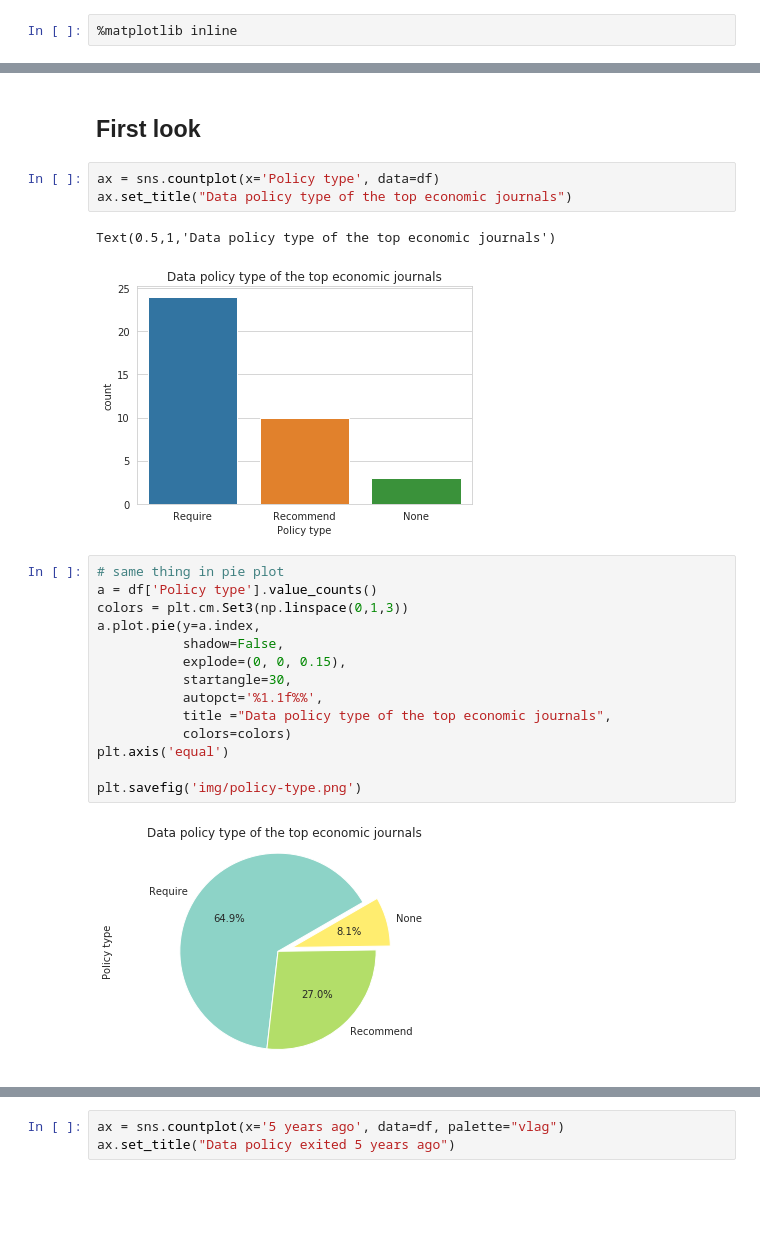
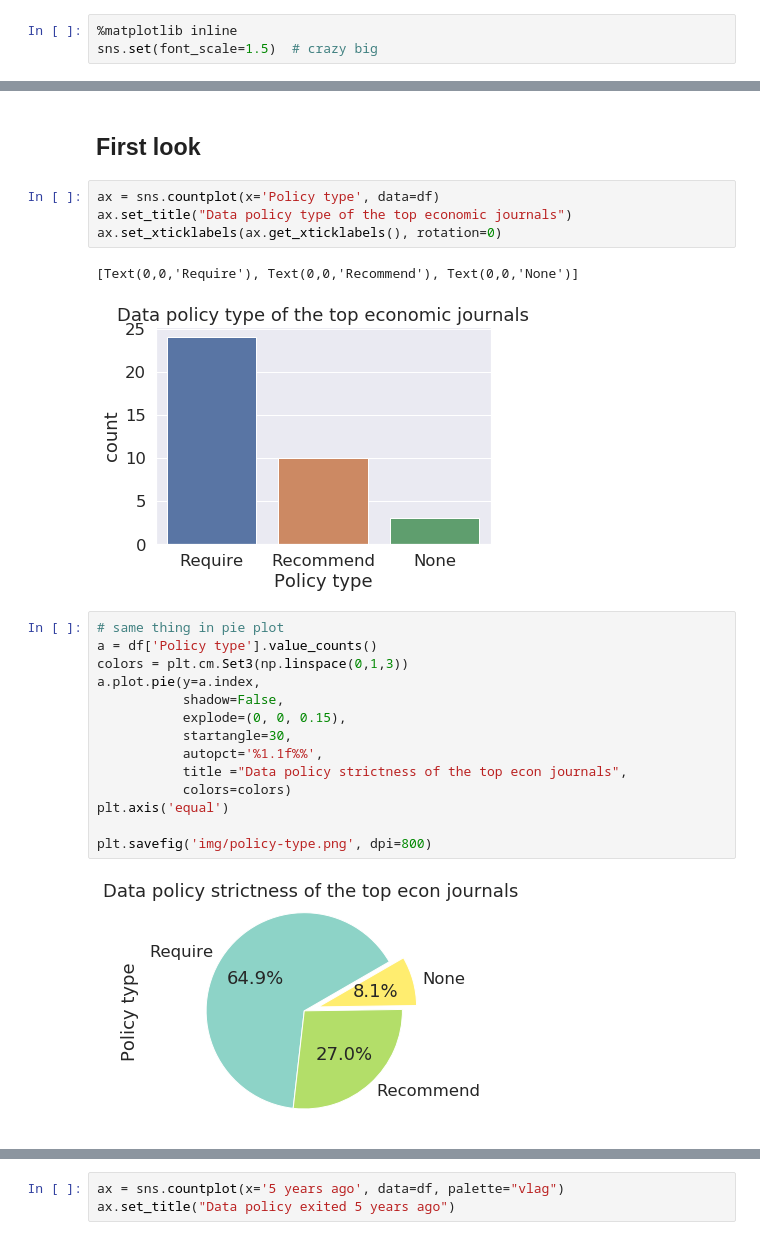
Before and after one commit to atrisovic/econ-data-policy, a Jupyter notebook: econ-data-policy-results.ipynb, the cells around one changed output, grey strips where cells are left out. Cells and saved outputs as stored; diff of their text form; blank space fills up the shorter version.

Commit message:
large font version

```diff
--- a/econ-data-policy-results.ipynb
+++ b/econ-data-policy-results.ipynb
@@ -12,6 +12,7 @@ import numpy as np
 sns.set_style('whitegrid')
 # %%
 %matplotlib inline
+sns.set(font_scale=1.5)  # crazy big
 # %% [markdown]
 ## Load dataset
 # %%
@@ -30,9 +31,10 @@ df.head()
 # %%
 ax = sns.countplot(x='Policy type', data=df)
 ax.set_title("Data policy type of the top economic journals")
+ax.set_xticklabels(ax.get_xticklabels(), rotation=0)
 # %% [output]
-Text(0.5,1,'Data policy type of the top economic journals')
+[Text(0,0,'Require'), Text(0,0,'Recommend'), Text(0,0,'None')]
-[figure, old version]
+[figure, new version]
 # %%
 # same thing in pie plot
 a = df['Policy type'].value_counts()
@@ -42,10 +44,10 @@ a.plot.pie(y=a.index,
            explode=(0, 0, 0.15),
            startangle=30,
            autopct='%1.1f%%',
-           title ="Data policy type of the top economic journals",
+           title ="Data policy strictness of the top econ journals",
            colors=colors)
 plt.axis('equal')
 
-plt.savefig('img/policy-type.png')
+plt.savefig('img/policy-type.png', dpi=800)
 # %% [output]
-[figure, old version]
+[figure, new version]
```
Also changed, not shown: parts of 5 cells of this notebook.
